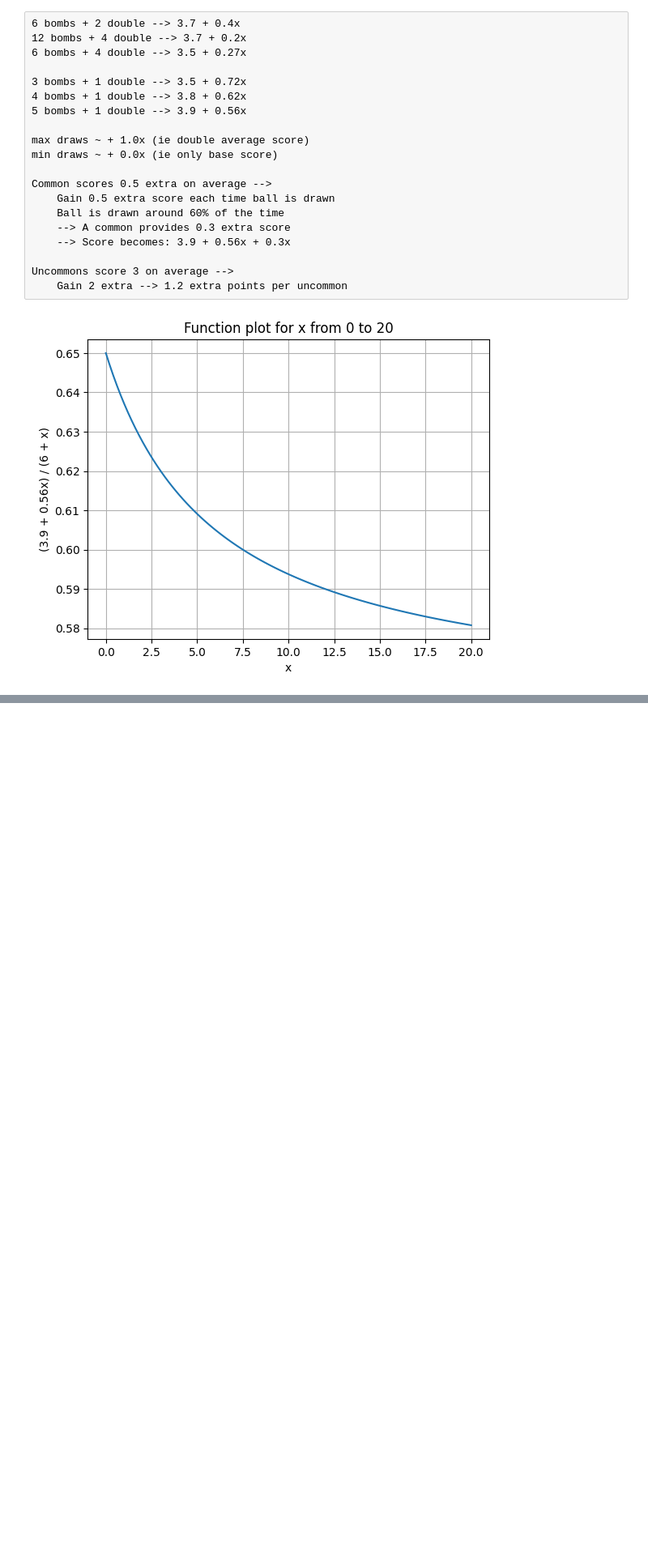
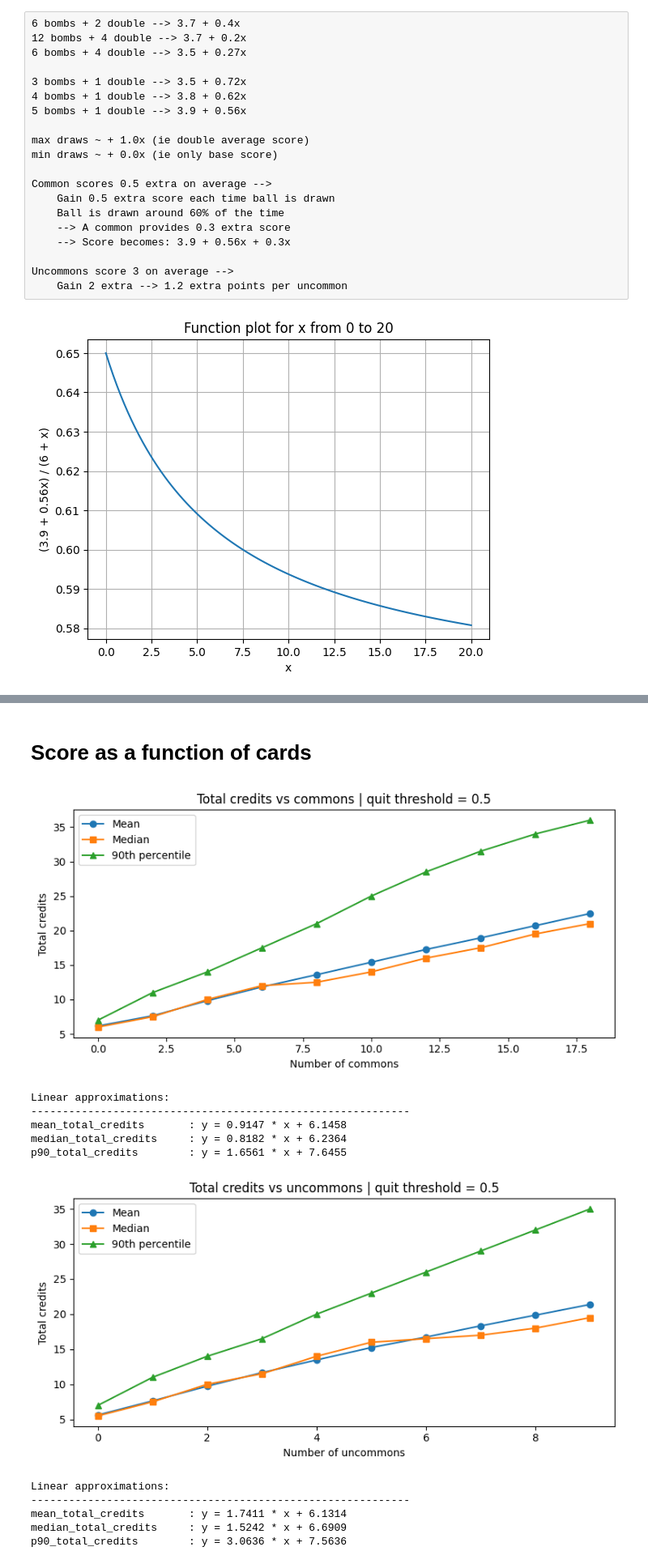
Before and after one commit to EmilRosen/ballers, a Jupyter notebook: Analyse_V41.ipynb, the cells around one changed output, grey strips where cells are left out. Shown at 81% size. Drawn from its saved outputs; the diff is of its cells as text; code cells hidden in the pictures; blank space fills up the shorter version.

```diff
--- a/Analyse_V41.ipynb
+++ b/Analyse_V41.ipynb
@@ -166,0 +732,45 @@ plt.show()
+# %% [markdown]
+# Score as a function of cards
+# %%
+commons_summary = compare_total_credits_by_card_count(
+    variable_card_type="commons",
+    values=range(0, 20, 2),
+    runs=10_000,
+    n_bombs=5,
+    n_double_bombs=1,
+    base_commons=2,
+    base_uncommons=1,
+    quit_risk_threshold=0.50,
+    seed=1,
+)
+
+plot_total_credits_by_card_count(commons_summary)
+print_credit_trend_equations(commons_summary)
+
+uncommons_summary = compare_total_credits_by_card_count(
+    variable_card_type="uncommons",
+    values=range(0, 10, 1),
+    runs=10_000,
+    n_bombs=5,
+    n_double_bombs=1,
+    base_commons=2,
+    base_uncommons=1,
+    quit_risk_threshold=0.50,
+    seed=1,
+)
+
+plot_total_credits_by_card_count(uncommons_summary)
+print_credit_trend_equations(uncommons_summary)
+# %% [output]
+[figure, added]
+Linear approximations:
+------------------------------------------------------------
+mean_total_credits       : y = 0.9147 * x + 6.1458
+median_total_credits     : y = 0.8182 * x + 6.2364
+p90_total_credits        : y = 1.6561 * x + 7.6455
+[figure, added]
+Linear approximations:
+------------------------------------------------------------
+mean_total_credits       : y = 1.7411 * x + 6.1314
+median_total_credits     : y = 1.5242 * x + 6.6909
+p90_total_credits        : y = 3.0636 * x + 7.5636
```
Also changed, not shown: parts of 10 cells of this notebook, 44 other files.
